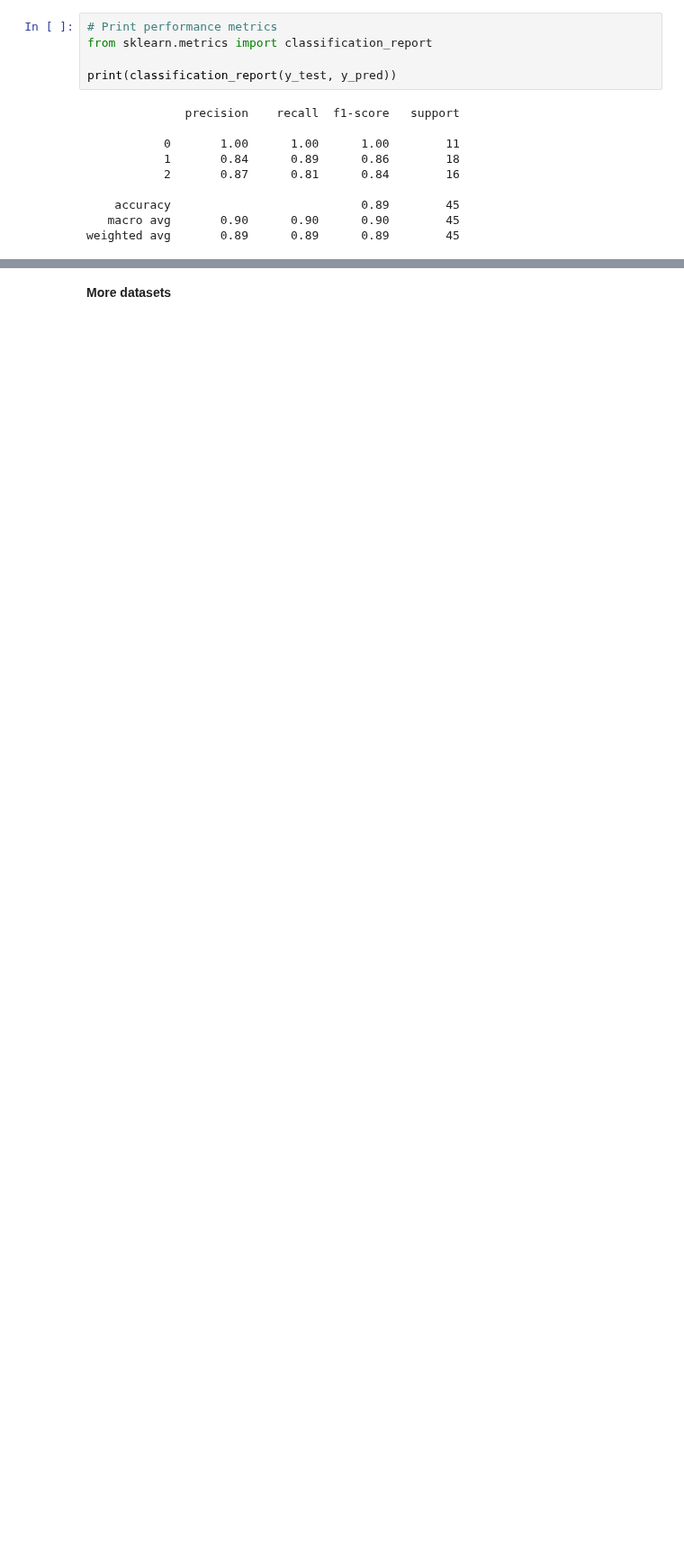
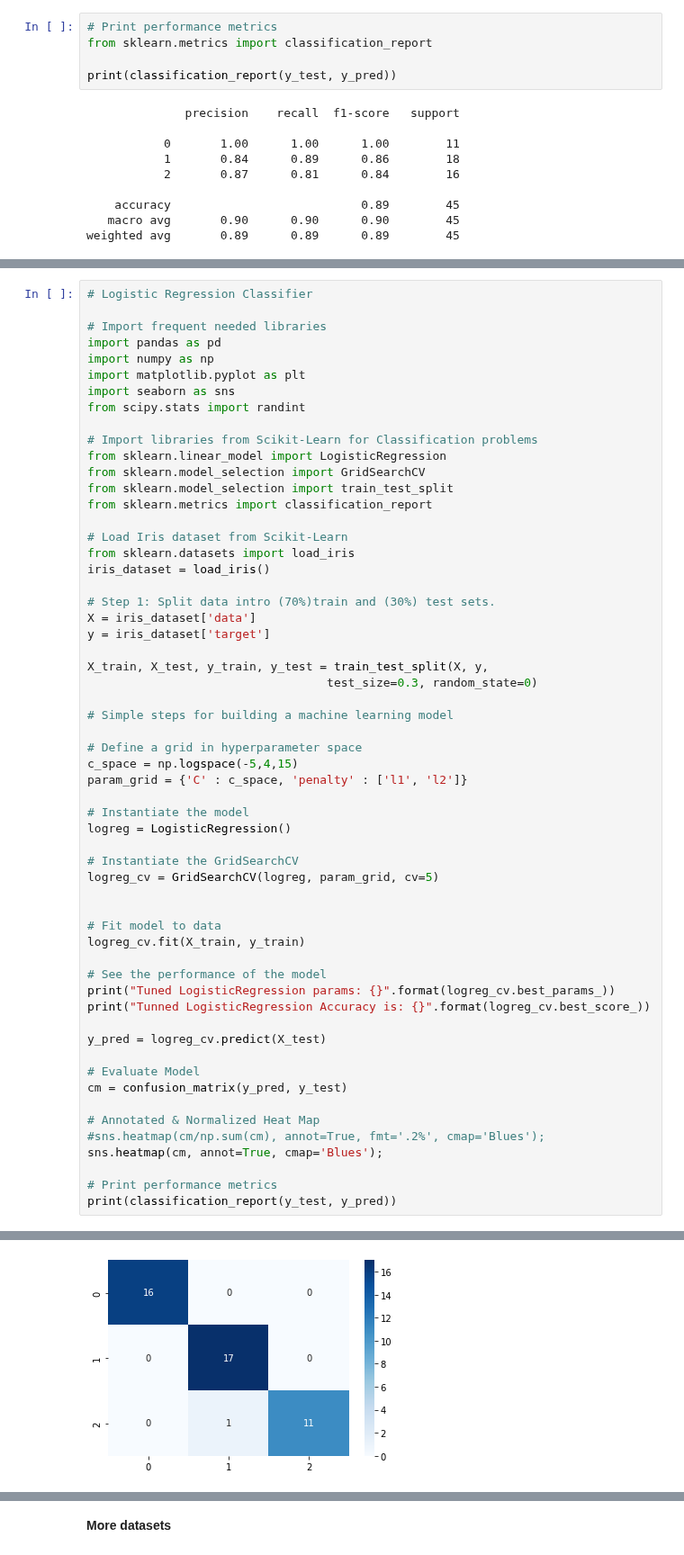
Before and after one commit to clizarraga-UAD7/Notebooks, a Jupyter notebook: ML_Classification.ipynb, the cells around one changed output, grey strips where cells are left out. Shown at 90% size. Drawn from its saved outputs; the diff is of its cells as text; blank space fills up the shorter version.

```diff
--- a/ML_Classification.ipynb
+++ b/ML_Classification.ipynb
@@ -316,0 +424,59 @@ Test set score: 0.89
+# %%
+# Logistic Regression Classifier
+
+# Import frequent needed libraries
+import pandas as pd
+import numpy as np
+import matplotlib.pyplot as plt
+import seaborn as sns
+from scipy.stats import randint
+
+# Import libraries from Scikit-Learn for Classification problems
+from sklearn.linear_model import LogisticRegression
+from sklearn.model_selection import GridSearchCV
+from sklearn.model_selection import train_test_split
+from sklearn.metrics import classification_report
+
+# Load Iris dataset from Scikit-Learn
+from sklearn.datasets import load_iris
+iris_dataset = load_iris()
+
+# Step 1: Split data intro (70%)train and (30%) test sets.
+X = iris_dataset['data']
+y = iris_dataset['target']
+
+X_train, X_test, y_train, y_test = train_test_split(X, y,
+                                  test_size=0.3, random_state=0)
+
+# Simple steps for building a machine learning model
+
+# Define a grid in hyperparameter space
+c_space = np.logspace(-5,4,15)
+param_grid = {'C' : c_space, 'penalty' : ['l1', 'l2']}
+
+# Instantiate the model
+logreg = LogisticRegression()
+
+# Instantiate the GridSearchCV
+logreg_cv = GridSearchCV(logreg, param_grid, cv=5)
+
+
+# Fit model to data
+logreg_cv.fit(X_train, y_train)
+
+# See the performance of the model
+print("Tuned LogisticRegression params: {}".format(logreg_cv.best_params_))
+print("Tunned LogisticRegression Accuracy is: {}".format(logreg_cv.best_score_))
+
+y_pred = logreg_cv.predict(X_test)
+
+# Evaluate Model
+cm = confusion_matrix(y_pred, y_test)
+
+# Annotated & Normalized Heat Map
+#sns.heatmap(cm/np.sum(cm), annot=True, fmt='.2%', cmap='Blues');
+sns.heatmap(cm, annot=True, cmap='Blues');
+
+# Print performance metrics
+print(classification_report(y_test, y_pred))
+# %% [output]
@@ -316,0 +511 @@ Test set score: 0.89
+[figure, added]
```
Also changed, not shown: parts of 12 cells of this notebook.
